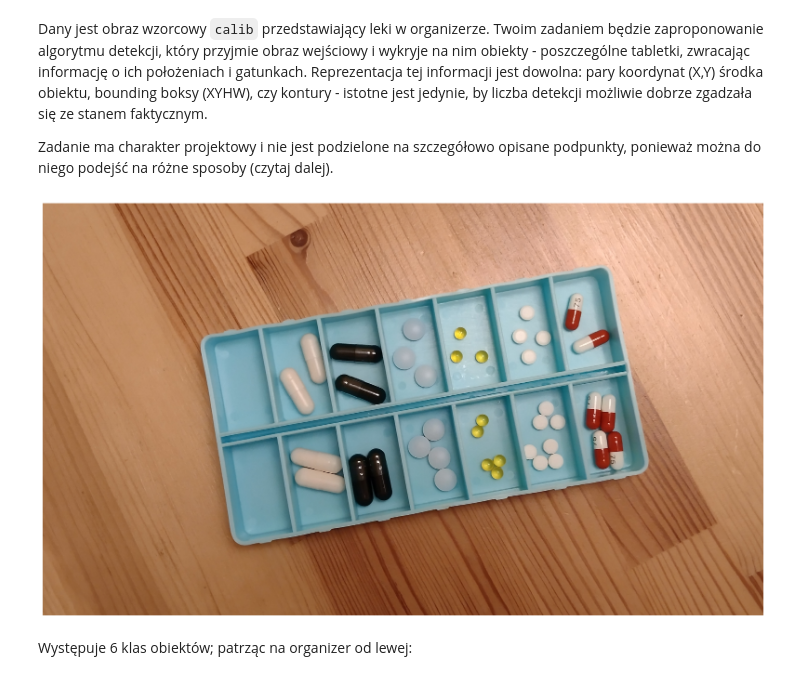
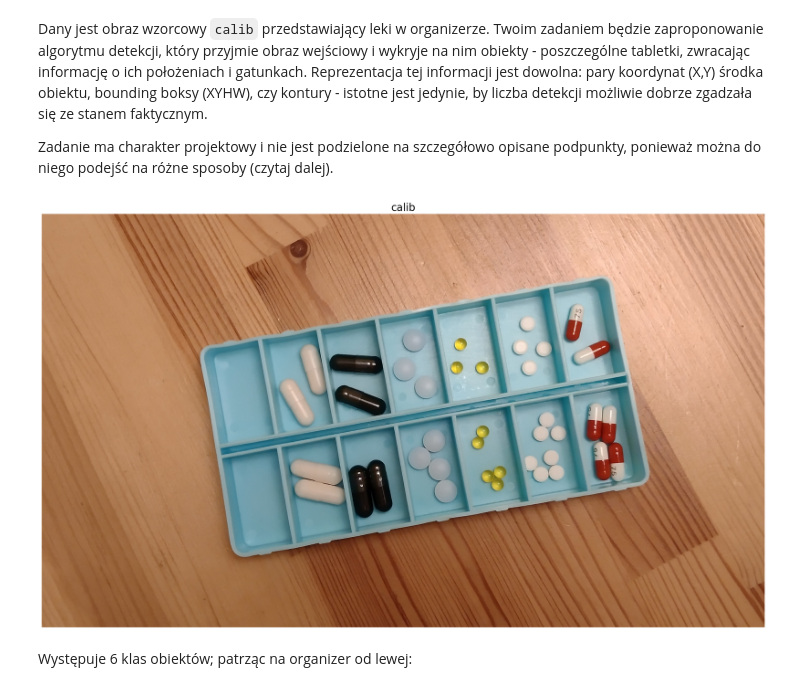
Before and after one commit to SzymonLeszkiewicz/APOW, a Jupyter notebook: 5/Lab 5 - zadanie-20231116/Lab5_zadanie.ipynb, the cells around one changed output. Drawn from its saved outputs; the diff is of its cells as text; code cells hidden in the pictures.

```diff
--- a/5/Lab 5 - zadanie-20231116/Lab5_zadanie.ipynb
+++ b/5/Lab 5 - zadanie-20231116/Lab5_zadanie.ipynb
@@ -17,10 +17,10 @@ Reprezentacja tej informacji jest dowolna: pary koordynat (X,Y) środka obiektu,
 
 Zadanie ma charakter projektowy i nie jest podzielone na szczegółowo opisane podpunkty, ponieważ można do niego podejść na różne sposoby (czytaj dalej).
 # %%
-calib = cv2.cvtColor(cv2.imread('calib.png'), cv2.COLOR_BGR2RGB)
+calib = cv2.imread('images/calib.png', cv2.IMREAD_COLOR)
 display_images([calib], ['calib'])
 # %% [output]
-[figure, old version]
+[figure, new version]
 # %% [markdown]
 Występuje 6 klas obiektów; patrząc na organizer od lewej:
 # %%
```
Also changed, not shown: parts of 3 cells of this notebook, 5 other files.
